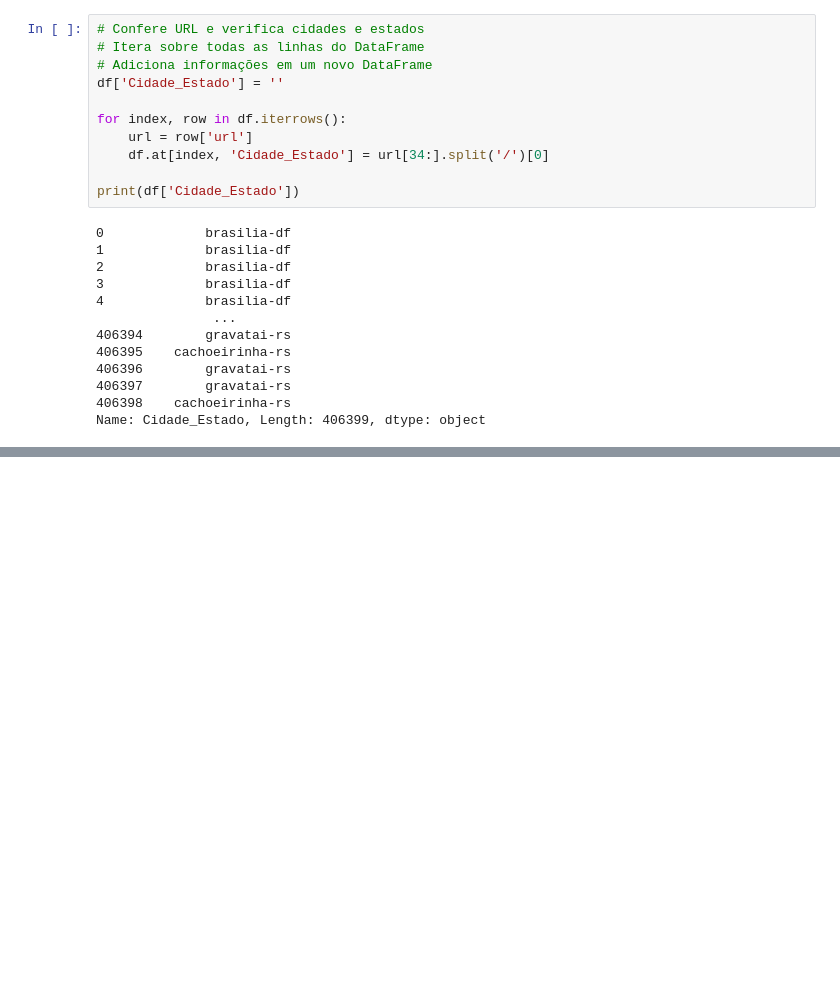
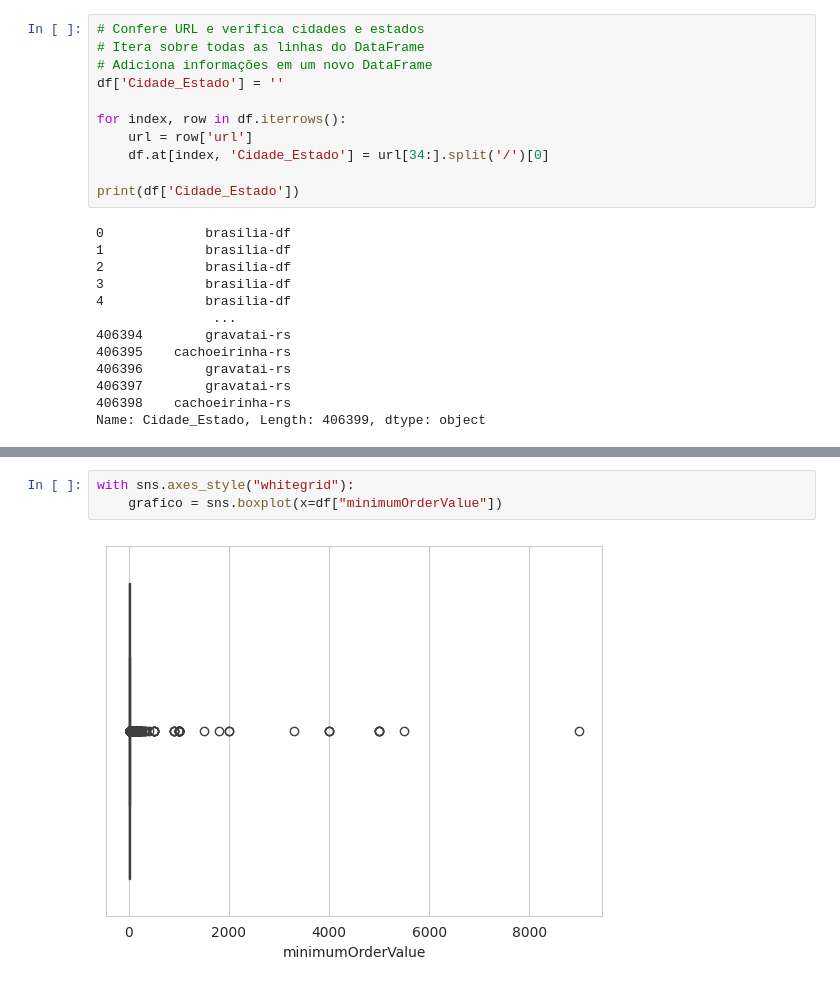
Before and after one commit to RochaSWallace/restaurantes_ifood_2021, a Jupyter notebook: projeto_final_modulo_4.ipynb, the cells around one changed output, grey strips where cells are left out. Cells and saved outputs as stored; diff of their text form; blank space fills up the shorter version.

```diff
--- a/projeto_final_modulo_4.ipynb
+++ b/projeto_final_modulo_4.ipynb
@@ -158,0 +225,5 @@ df.head()
+# %%
+with sns.axes_style("whitegrid"):
+    grafico = sns.boxplot(x=df["minimumOrderValue"])
+# %% [output]
+[figure, added]
```
Also changed, not shown: parts of 14 cells of this notebook.
